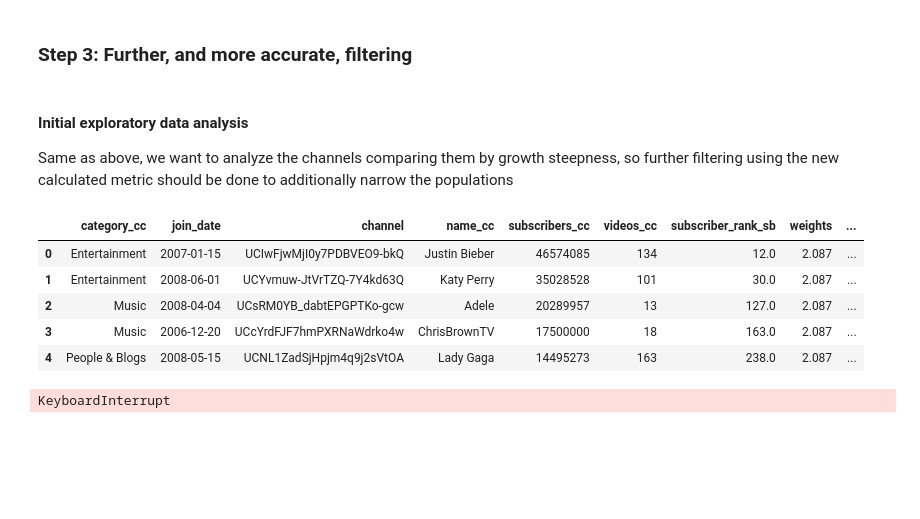
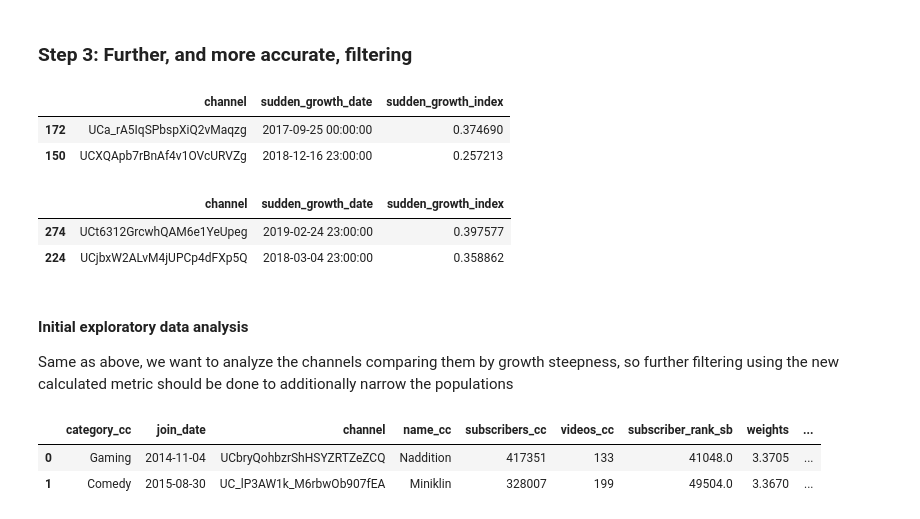
Before and after one commit to epfl-ada/ada-2022-project-adangerousteam, a Jupyter notebook: preprocessing_population_selection.ipynb, the cells around one changed output. Saved outputs shown, nothing was run; the diff lists cells and outputs as text; code cells hidden in the pictures; blank space fills up the shorter version.

```diff
--- a/preprocessing_population_selection.ipynb
+++ b/preprocessing_population_selection.ipynb
@@ -150,7 +165,9 @@ def growth_rate_per_channel(df_timeseries):
     sliding_window = 5
 
     times = []
-    integrals = []
+    steepnesses = []
+    max_delta = df_timeseries["views"].max() - df_timeseries["views"].min()
+
     for i in range(len(df_timeseries['views']) - sliding_window):
         window = df_timeseries['views'][i:i+sliding_window]
         b, e = window.iloc[0], window.iloc[-1]
@@ -166,13 +183,17 @@ def growth_rate_per_channel(df_timeseries):
             continue
 
         if integrate.simpson(line - window) > 0:
-            # FIXME: add importance of the absolute value difference of values instead of only the area
-            integrals.append(integrate.simpson(np.abs(line - window)) / integrate.simpson(line))
+            # steepness is weighted proportionally to the relative variation in views
+            window_delta = line[-1] - line[0]
+            coefficent = window_delta / max_delta
+            growth_steepness = integrate.simpson(np.abs(line - window)) / integrate.simpson(line) * coefficent
+
+            steepnesses = steepnesses + [growth_steepness]
             times = times + [df_timeseries['datetime'].iloc[i]]
 
-    integrals = integrals + [0]
+    steepnesses = steepnesses + [0]
     times = times + [df_timeseries['datetime'].iloc[0]]
 
-    _max = np.argmax(integrals)
-    return pd.Series([times[_max], integrals[_max]])
+    _max = np.argmax(steepnesses)
+    return pd.Series([times[_max], steepnesses[_max]])
 # %%
@@ -185,28 +220,15 @@ lose_fame_sudden_growth = lose_fame_ts.groupby('channel').apply(growth_rate_per_
+# %%
+keep_fame_sudden_growth.sort_values(by="sudden_growth_index", ascending=False).head(2)
+# %% [output]
+|  | channel | sudden_growth_date | sudden_growth_index |
+| 172 | UCa_rA5IqSPbspXiQ2vMaqzg | 2017-09-25 00:00:00 | 0.374690 |
+| 150 | UCXQApb7rBnAf4v1OVcURVZg | 2018-12-16 23:00:00 | 0.257213 |
+# %%
+lose_fame_sudden_growth.sort_values(by="sudden_growth_index", ascending=False).head(2)
+# %% [output]
+|  | channel | sudden_growth_date | sudden_growth_index |
+| 274 | UCt6312GrcwhQAM6e1YeUpeg | 2019-02-24 23:00:00 | 0.397577 |
+| 224 | UCjbxW2ALvM4jUPCp4dFXp5Q | 2018-03-04 23:00:00 | 0.358862 |
 # %% [markdown]
 #### Initial exploratory data analysis
 Same as above, we want to analyze the channels comparing them by growth steepness, so further filtering using the new calculated metric should be done to additionally narrow the populations
-# %%
-#adding the sudden growth informations in the channels dataframe
-keep_fame = keep_fame.merge(keep_fame_sudden_growth, on="channel")
-lose_fame = lose_fame.merge(lose_fame_sudden_growth, on="channel")
-lose_fame.head()
-# %% [output]
-|  | category_cc | join_date | channel | name_cc | subscribers_cc | videos_cc | subscriber_rank_sb | weights | ... |
-| 0 | Entertainment | 2007-01-15 | UCIwFjwMjI0y7PDBVEO9-bkQ | Justin Bieber | 46574085 | 134 | 12.0 | 2.087 | ... |
-| 1 | Entertainment | 2008-06-01 | UCYvmuw-JtVrTZQ-7Y4kd63Q | Katy Perry | 35028528 | 101 | 30.0 | 2.087 | ... |
-| 2 | Music | 2008-04-04 | UCsRM0YB_dabtEPGPTKo-gcw | Adele | 20289957 | 13 | 127.0 | 2.087 | ... |
-| 3 | Music | 2006-12-20 | UCcYrdFJF7hmPXRNaWdrko4w | ChrisBrownTV | 17500000 | 18 | 163.0 | 2.087 | ... |
-| 4 | People & Blogs | 2008-05-15 | UCNL1ZadSjHpjm4q9j2sVtOA | Lady Gaga | 14495273 | 163 | 238.0 | 2.087 | ... |
-# %%
-#load the video datas from json file
-
-dfs_video = []
-for df_json in pd.read_json('data/yt_metadata_en.jsonl.gz', compression="gzip", chunksize=1000000, lines=True):
-    df_json.drop(["description", "crawl_date", "dislike_count"], inplace=True, axis=1)
-    df_json["upload_date"] = pd.to_datetime(df_json["upload_date"])
-    df_json = df_json[df_json['upload_date'] >= pd.to_datetime('2015-01-01')]
-
-    dfs_video.append(df_json)
-df_final = pd.concat(dfs_video)
-# %% [output]
-KeyboardInterrupt
@@ -257,0 +235,7 @@ scs.ttest_ind(ch_keep_before['duration'], ch_keep_after['duration'])
+# %%
+keep_fame = keep_fame.merge(keep_fame_sudden_growth, on="channel")
+keep_fame.head(2)
+# %% [output]
+|  | category_cc | join_date | channel | name_cc | subscribers_cc | videos_cc | subscriber_rank_sb | weights | ... |
+| 0 | Gaming | 2014-11-04 | UCbryQohbzrShHSYZRTZeZCQ | Naddition | 417351 | 133 | 41048.0 | 3.3705 | ... |
+| 1 | Comedy | 2015-08-30 | UC_lP3AW1k_M6rbwOb907fEA | Miniklin | 328007 | 199 | 49504.0 | 3.3670 | ... |
```
Also changed, not shown: parts of 42 cells of this notebook.
